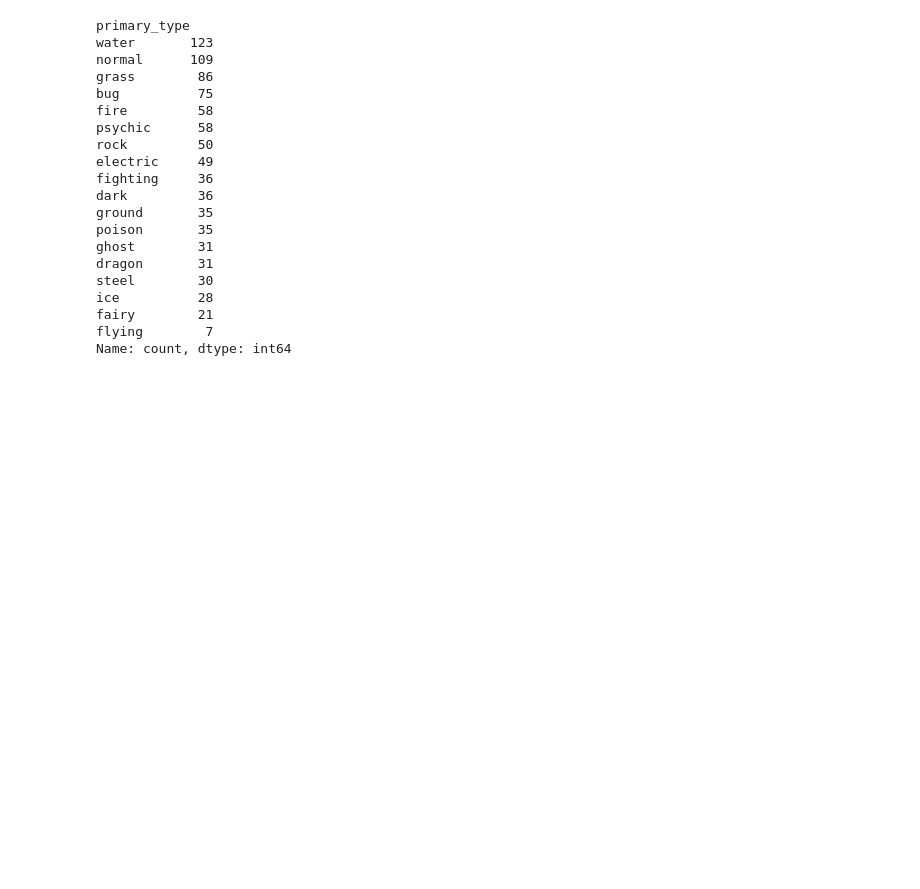
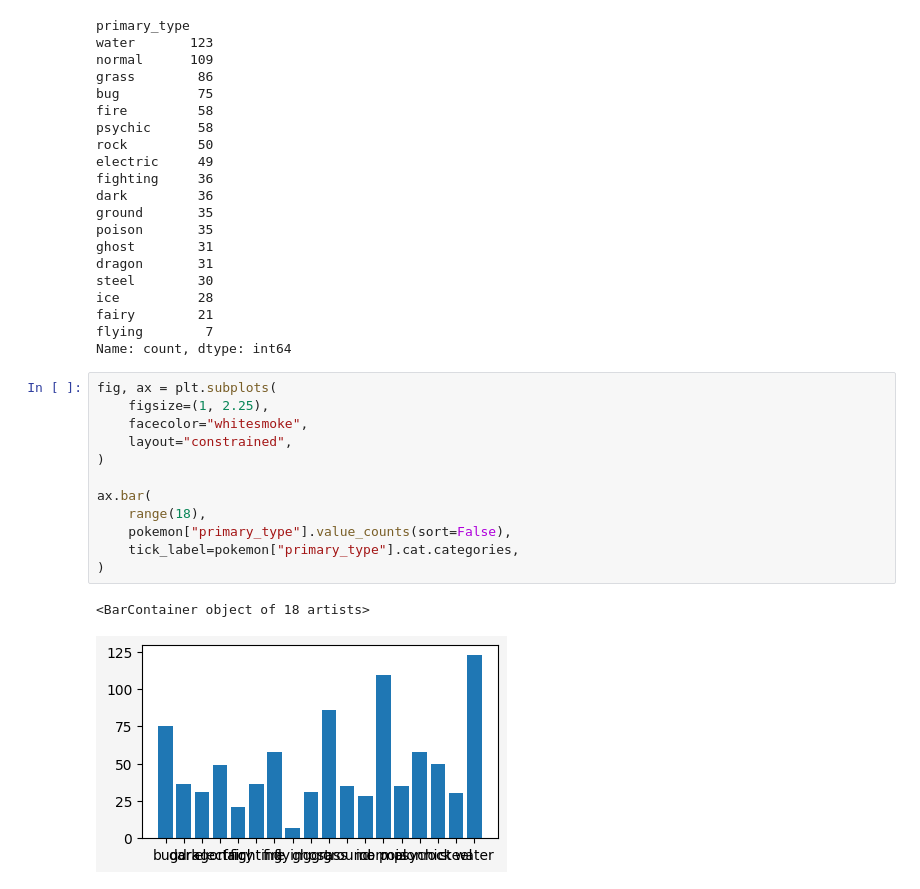
Before and after one commit to mathspp/20240510-webinar-pandas-matplotlib, a Jupyter notebook: webinar.ipynb, the cells around one changed output. Saved outputs shown, nothing was run; the diff lists cells and outputs as text; blank space fills up the shorter version.

```diff
--- a/webinar.ipynb
+++ b/webinar.ipynb
@@ -812,3 +812,18 @@ ice          28
 fairy        21
 flying        7
 Name: count, dtype: int64
+# %%
+fig, ax = plt.subplots(
+    figsize=(1, 2.25),
+    facecolor="whitesmoke",
+    layout="constrained",
+)
+
+ax.bar(
+    range(18),
+    pokemon["primary_type"].value_counts(sort=False),
+    tick_label=pokemon["primary_type"].cat.categories,
+)
+# %% [output]
+<BarContainer object of 18 artists>
+[figure, added]
```
